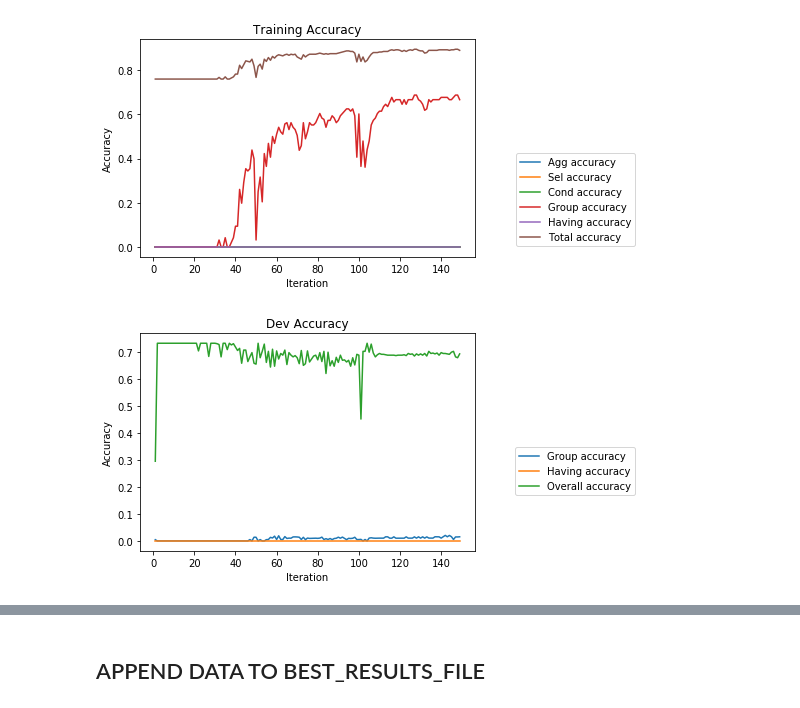
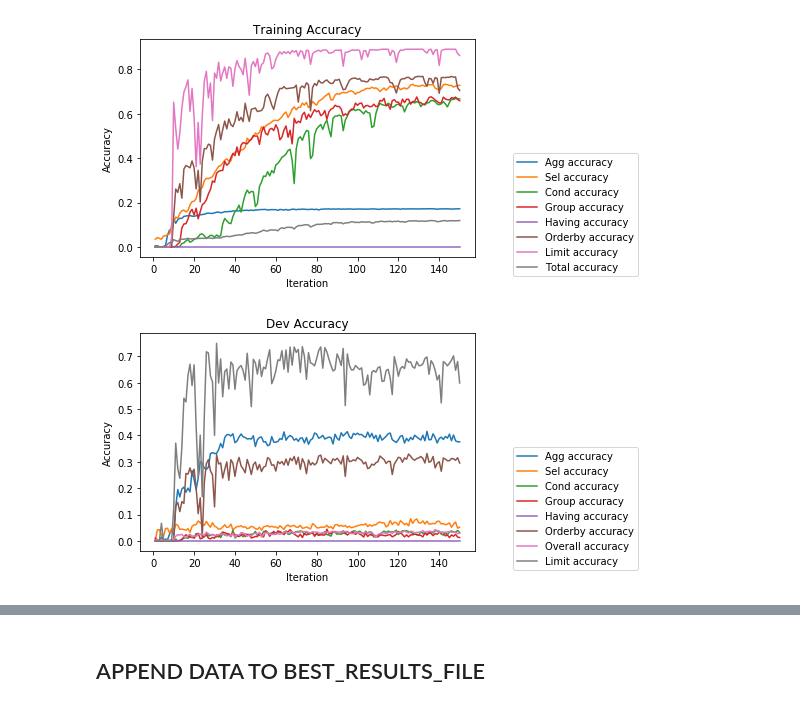
Before and after one commit to shanelleroman/seq2sql, a Jupyter notebook: Visualize Results.ipynb, the cells around one changed output, grey strips where cells are left out. Drawn from its saved outputs; the diff is of its cells as text; code cells hidden in the pictures.

```diff
--- a/Visualize Results.ipynb
+++ b/Visualize Results.ipynb
@@ -11,14 +27,16 @@ import numpy as np
 my_data = np.genfromtxt('results_train.csv', delimiter=' ', dtype=float)
     #plots = csv.reader(csvfile, delimiter=' ')
 # %%
-x = range(len(my_data) -2) # all the training accuracies
+x = range(len(my_data) -1) # all the training accuracies
 # %%
-plt.plot(x,my_data[:-2,1], label='Agg accuracy')
-plt.plot(x,my_data[:-2,2], label='Sel accuracy')
-plt.plot(x,my_data[:-2,3], label='Cond accuracy')
-plt.plot(x,my_data[:-2,4], label='Group accuracy')
-plt.plot(x,my_data[:-2,5], label='Having accuracy')
-plt.plot(x, my_data[:-2,0], label = 'Total accuracy')
+plt.plot(x,my_data[:-1,1], label='Agg accuracy')
+plt.plot(x,my_data[:-1,2], label='Sel accuracy')
+plt.plot(x,my_data[:-1,3], label='Cond accuracy')
+plt.plot(x,my_data[:-1,4], label='Group accuracy')
+plt.plot(x,my_data[:-1,5], label='Having accuracy')
+plt.plot(x, my_data[:-1, 6], label='Orderby accuracy')
+plt.plot(x, my_data[:-1, 7], label='Limit accuracy')
+plt.plot(x, my_data[:-1,0], label = 'Total accuracy')
 plt.xlabel('Iteration')
 plt.ylabel('Accuracy')
 plt.title('Training Accuracy')
@@ -26,25 +44,27 @@ plt.legend(loc=9, bbox_to_anchor=(1.3, 0.5))
 #pylab.legend(loc=9, bbox_to_anchor=(0.5, -0.1))
 plt.show()
 # %% [output]
-[figure, old version]
+[figure, new version]
 # %%
 # Load the data into a np array
 dev_data = np.genfromtxt('results_dev.csv', delimiter=' ', dtype=float)
 # %%
-# plt.plot(x,dev_data[:-3,1], label='Agg accuracy')
-# plt.plot(x,dev_data[:-3,2], label='Sel accuracy')
-# plt.plot(x,dev_data[:-3,3], label='Cond accuracy')
-plt.plot(x,dev_data[:-3,4], label='Group accuracy')
-plt.plot(x,dev_data[:-3,5], label='Having accuracy')
-plt.plot(x, dev_data[:-3,0], label='Overall accuracy')
+plt.plot(x,dev_data[:-2,1], label='Agg accuracy')
+plt.plot(x,dev_data[:-2,2], label='Sel accuracy')
+plt.plot(x,dev_data[:-2,3], label='Cond accuracy')
+plt.plot(x,dev_data[:-2,4], label='Group accuracy')
+plt.plot(x,dev_data[:-2,5], label='Having accuracy')
+plt.plot(x, dev_data[:-2, 6], label="Orderby accuracy")
+plt.plot(x, dev_data[:-2,0], label='Overall accuracy')
+plt.plot(x, dev_data[:-2, 7], label="Limit accuracy")
 plt.xlabel('Iteration')
 plt.ylabel('Accuracy')
 plt.title('Dev Accuracy')
 plt.legend(loc=9, bbox_to_anchor=(1.3, 0.5))
 #pylab.legend(loc=9, bbox_to_anchor=(0.5, -0.1))
 plt.show()
 # %% [output]
-[figure, old version]
+[figure, new version]
 # %%
 best_train_acc = np.nanmax(my_data, axis=0)
 # %%
```
Also changed, not shown: parts of 2 cells of this notebook, 7 other files.
